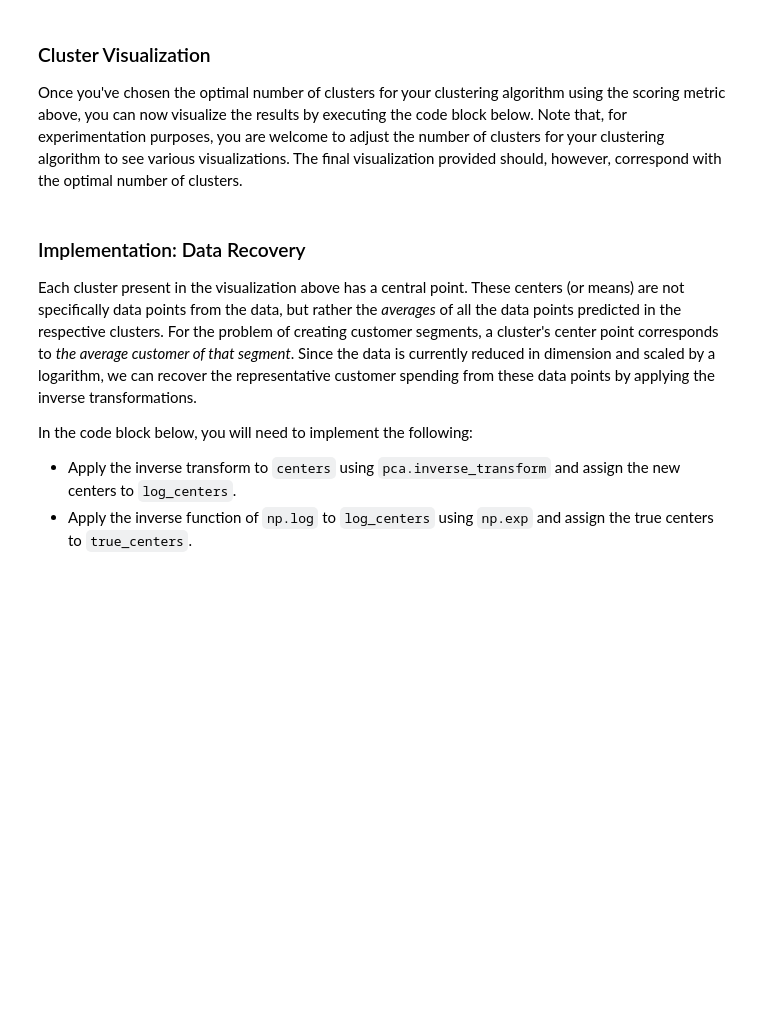
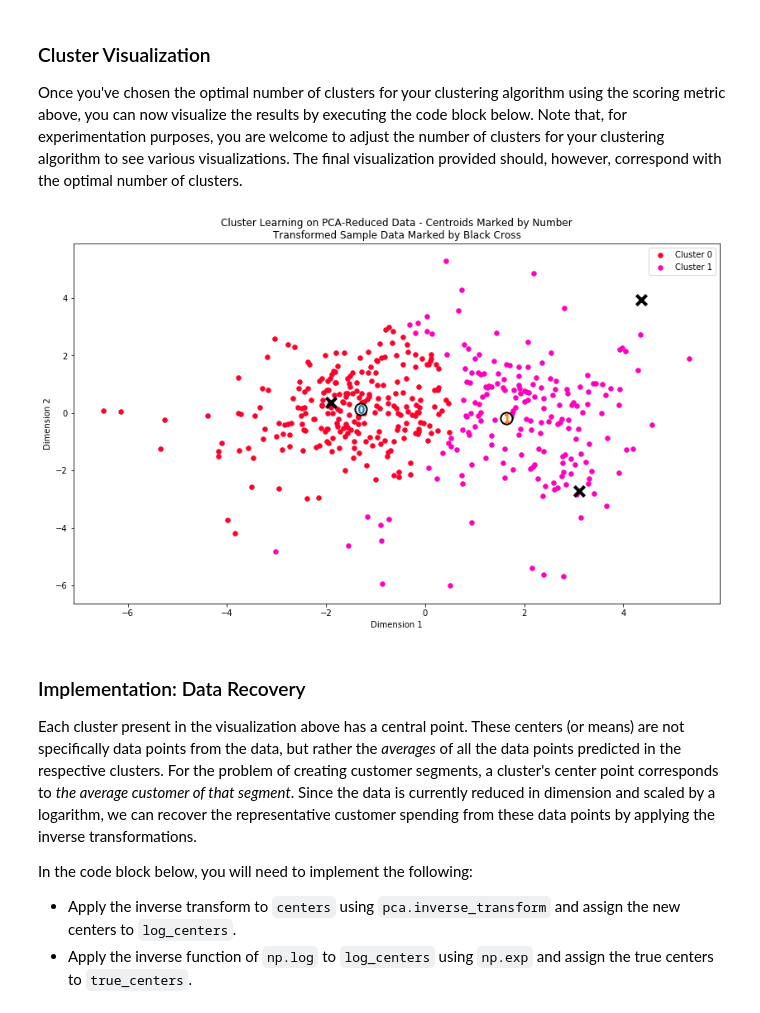
Before and after one commit to thuytienpt/MachineLearningNanodegree, a Jupyter notebook: customer_segments/customer_segments.ipynb, the cells around one changed output. Cells and saved outputs as stored; diff of their text form; code cells hidden in the pictures; blank space fills up the shorter version.

Commit message:
answer question 7: Creating Clusters

```diff
--- a/customer_segments/customer_segments.ipynb
+++ b/customer_segments/customer_segments.ipynb
@@ -451,17 +449,34 @@ In the code block below, you will need to implement the following:
  - Import `sklearn.metrics.silhouette_score` and calculate the silhouette score of `reduced_data` against `preds`.
    - Assign the silhouette score to `score` and print the result.
 # %%
-# TODO: Apply your clustering algorithm of choice to the reduced data
-clusterer = None
+from sklearn.mixture import GMM
+from sklearn.metrics import silhouette_score
 
-# TODO: Predict the cluster for each data point
-preds = None
+def evaluate_score(data, n_clusters):
+    preds, _, _  = cluster(data, n_clusters)
+    return silhouette_score(data, preds, metric='euclidean')
 
-# TODO: Find the cluster centers
-centers = None
+def cluster(data, n_clusters):
+    # TODO: Apply your clustering algorithm of choice to the reduced data
+    clusterer = GMM(random_state=123, n_components=n_clusters).fit(reduced_data)
 
-# TODO: Predict the cluster for each transformed sample data point
-sample_preds = None
+    # TODO: Predict the cluster for each data point
+    preds = clusterer.predict(data)
 
-# TODO: Calculate the mean silhouette coefficient for the number of clusters chosen
-score = None
+    # TODO: Find the cluster centers
+    centers = clusterer.means_
+
+    # TODO: Predict the cluster for each transformed sample data point
+    sample_preds = clusterer.predict(pca_samples)
+
+    # TODO: Calculate the mean silhouette coefficient for the number of clusters chosen
+    sample_preds = clusterer.predict(pca_samples)
+
+    return preds, centers, sample_preds
+
+scores = []
+for n_clusters in range(2, 16):
+    score = evaluate_score(reduced_data, n_clusters)
+    scores.append([n_clusters, score])
+
+print(pd.DataFrame(scores, columns=['n_clusters','silhouette_score']).to_string(index=False))
@@ -477,7 +510,10 @@ score = None
 Once you've chosen the optimal number of clusters for your clustering algorithm using the scoring metric above, you can now visualize the results by executing the code block below. Note that, for experimentation purposes, you are welcome to adjust the number of clusters for your clustering algorithm to see various visualizations. The final visualization provided should, however, correspond with the optimal number of clusters.
 # %%
 # Display the results of the clustering from implementation
+preds, centers, sample_preds = cluster(reduced_data, 2)
 vs.cluster_results(reduced_data, preds, centers, pca_samples)
+# %% [output]
+[figure, added]
 # %% [markdown]
 ### Implementation: Data Recovery
 Each cluster present in the visualization above has a central point. These centers (or means) are not specifically data points from the data, but rather the *averages* of all the data points predicted in the respective clusters. For the problem of creating customer segments, a cluster's center point corresponds to *the average customer of that segment*. Since the data is currently reduced in dimension and scaled by a logarithm, we can recover the representative customer spending from these data points by applying the inverse transformations.
```
Also changed, not shown: parts of 6 cells of this notebook.
